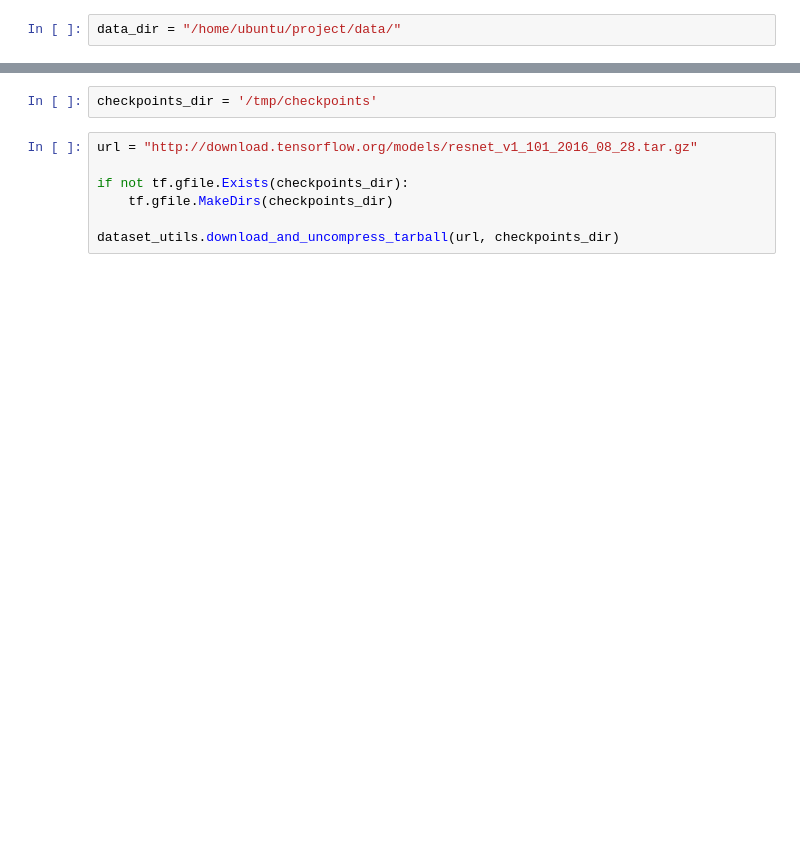
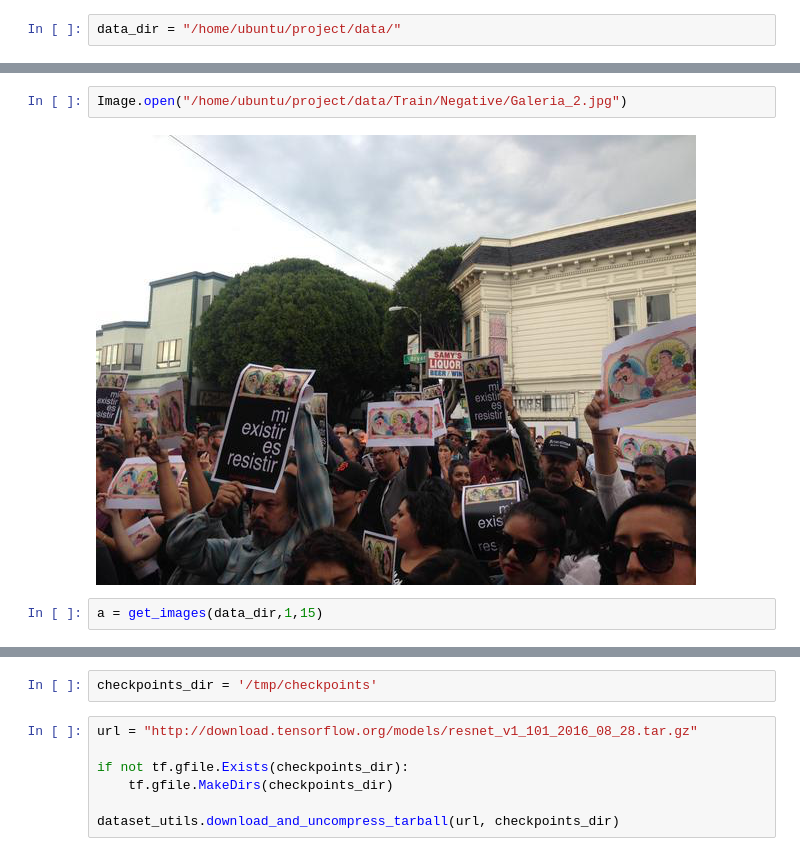
Before and after one commit to Sasha115/L44_Mini_Project, a Jupyter notebook: ResNet101.ipynb, the cells around one changed output, grey strips where cells are left out. Cells and saved outputs as stored; diff of their text form; blank space fills up the shorter version.

```diff
--- a/ResNet101.ipynb
+++ b/ResNet101.ipynb
@@ -63 +92,7 @@ x = get_images(data_dir,True,10)
+# %%
+Image.open("/home/ubuntu/project/data/Train/Negative/Galeria_2.jpg")
+# %% [output]
+[figure, added]
+# %%
+a = get_images(data_dir,1,15)
 # %%
```
Also changed, not shown: parts of 8 cells of this notebook.
